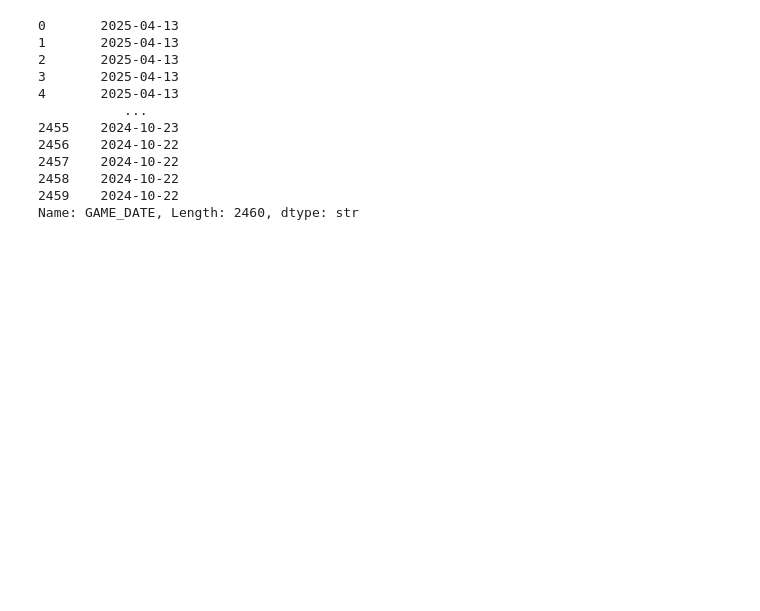
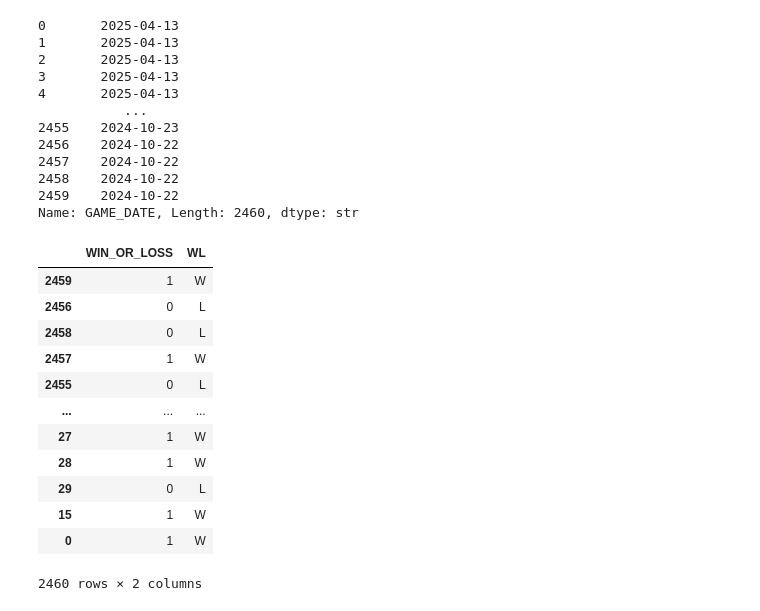
Before and after one commit to davetirtariyadi/nba-game-predictor, a Jupyter notebook: overall-win-loss.ipynb, the cells around one changed output. Saved outputs shown, nothing was run; the diff lists cells and outputs as text; code cells hidden in the pictures; blank space fills up the shorter version.

```diff
--- a/overall-win-loss.ipynb
+++ b/overall-win-loss.ipynb
@@ -86,0 +94,17 @@ Name: GAME_DATE, Length: 2460, dtype: str
+# %%
+df_all_games['WIN_OR_LOSS'] = (df_all_games['WL']== 'W').astype(int)
+df_all_games[['WIN_OR_LOSS', 'WL']]
+# %% [output]
+|  | WIN_OR_LOSS | WL |
+| 2459 | 1 | W |
+| 2456 | 0 | L |
+| 2458 | 0 | L |
+| 2457 | 1 | W |
+| 2455 | 0 | L |
+| ... | ... | ... |
+| 27 | 1 | W |
+| 28 | 1 | W |
+| 29 | 0 | L |
+| 15 | 1 | W |
+| 0 | 1 | W |
+2460 rows × 2 columns
```
Also changed, not shown: parts of 15 cells of this notebook, 1 other file.
